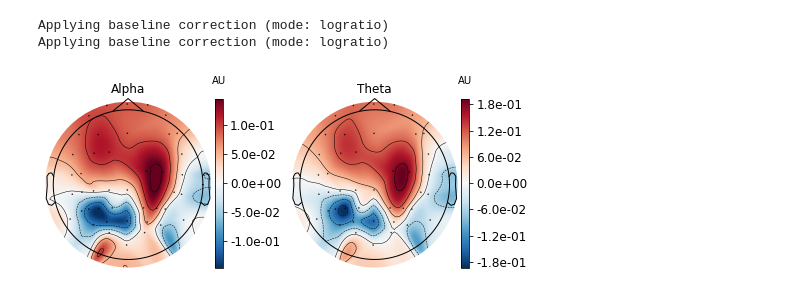
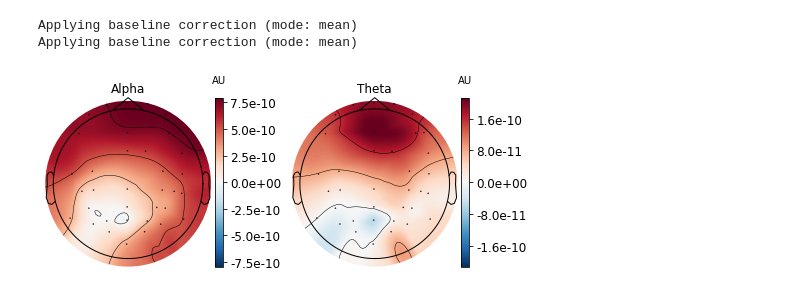
Before and after one commit to joshsalce/189_Final_Project, a Jupyter notebook: Analysis.ipynb, the cells around one changed output. Drawn from its saved outputs; the diff is of its cells as text; code cells hidden in the pictures.

```diff
--- a/Analysis.ipynb
+++ b/Analysis.ipynb
@@ -27,7 +30,7 @@ Requirement already satisfied: idna<3,>=2.5 in /usr/local/lib/python3.8/dist-pac
 #fig = ssvep_raw.plot_sensors(show_names=True, sphere='eeglab')
 #channels = pd.read_csv('task-meditation_channels.tsv', sep = '\t')
 # %%
-raw = mne.io.read_raw_bdf('sub3_session1.bdf')
+raw = mne.io.read_raw_bdf('all.bdf')
 raw.info.set_montage('standard_1020')
 print(raw, raw.info)
 # %% [output]
@@ -59,6 +61,9 @@ Effective window size : 8.000 (s)
 # %%
 events = mne.find_events(raw)
 
-epochs = mne.Epochs(raw, events, preload=True)
+event_id, tmin, tmax = 131071, -10, 0
+
+epochs = mne.Epochs(raw, events, event_id, tmin, tmax, preload=True)
+epochs
 # %% [output]
 Trigger channel has a non-zero initial value of 131071 (consider using initial_event=True to detect this event)
@@ -131,7 +111,11 @@ combining channels using "gfp"
 # %%
-frequencies = np.arange(7, 30, 3)
-power = mne.time_frequency.tfr_morlet(epochs, n_cycles=2, return_itc=False,
-                                      freqs=frequencies, decim=3)
-power.plot_topo(baseline=(-0.5, 0), mode='logratio', title='Average power')
+frequencies = np.logspace(*np.log10([4, 12]), num=8)
+cycles = frequencies / 2
+
+power = mne.time_frequency.tfr_morlet(epochs, n_cycles=cycles, return_itc=False,freqs=frequencies, decim=3)
+
+# Example: Channel P4 & F3
+power.plot(['P4'], baseline=(-0.5, 0), mode='logratio', title = 'P4')
+power.plot(['PO8'], baseline=(-0.5, 0), mode='logratio', title = 'PO8')
 # %% [output]
 [Parallel(n_jobs=1)]: Using backend SequentialBackend with 1 concurrent workers.
@@ -146,14 +132,17 @@ Applying baseline correction (mode: logratio)
 # %%
 fig, axes = plt.subplots(1, 2, figsize=(7, 4))
-topomap_kw = dict(ch_type='eeg', tmin=-0.2, tmax=0.5, baseline=(-0.5, 0),
-                  mode='logratio', show=False)
-plot_dict = dict(Alpha=dict(fmin=8, fmax=12), Theta=dict(fmin=4, fmax=8))
+topomap_kw = dict(ch_type='eeg', tmin=-10, tmax=-.1, baseline=(-0.5, 0), show=False)
+
+plot_dict = dict(Alpha=dict(fmin=8, fmax=12), Theta=dict(fmin=4, fmax=8),
+                 mode='logratio', show=False)
+
 for ax, (title, fmin_fmax) in zip(axes, plot_dict.items()):
     power.plot_topomap(**fmin_fmax, axes=ax, **topomap_kw)
     ax.set_title(title)
+
 fig.tight_layout()
-fig.show()
+fig
 # %% [output]
-Applying baseline correction (mode: logratio)
-Applying baseline correction (mode: logratio)
+Applying baseline correction (mode: mean)
+Applying baseline correction (mode: mean)
-[figure, old version]
+[figure, new version]
```
Also changed, not shown: parts of 16 cells of this notebook.
